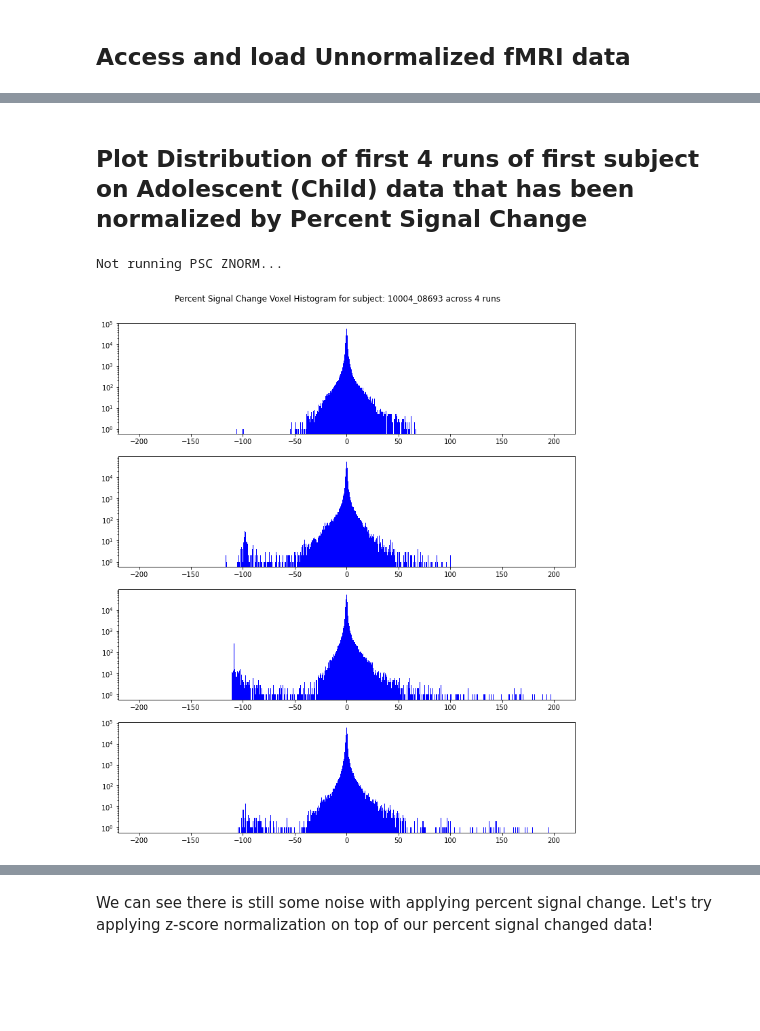
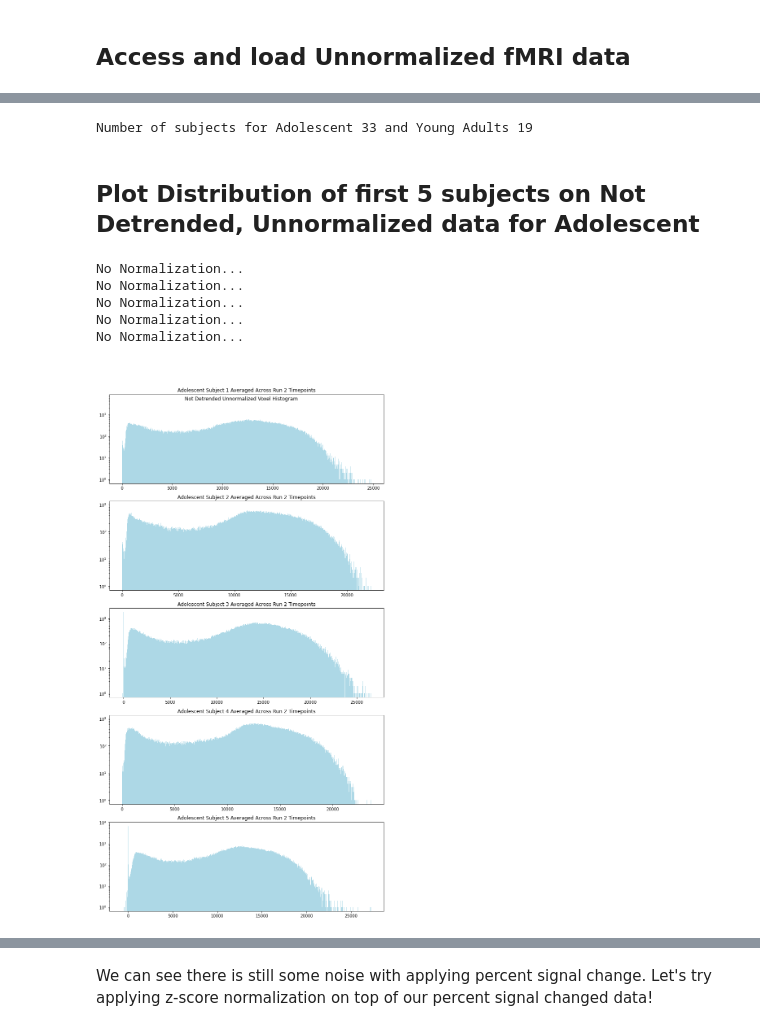
Before and after one commit to staceybeck/teambrainiac, a Jupyter notebook: source/group_svm/Explore_data.ipynb, the cells around one changed output, grey strips where cells are left out. Drawn from its saved outputs; the diff is of its cells as text; code cells hidden in the pictures; blank space fills up the shorter version.

```diff
--- a/source/group_svm/Explore_data.ipynb
+++ b/source/group_svm/Explore_data.ipynb
@@ -102,9 +49,0 @@ Number of subjects for child and teens 33 19
-# %%
-n_sub = 5
-run = 1
-num_bins = 1000
-sub_ids = child
-data_norm = "Unnormalized" # PSC_ZNORM, Z-Normalized, Unnormalized, Percent Signal Change
-
-
-plot_dist_across_subjects(data, run, num_bins, sub_ids, data_norm, n_sub)
@@ -174,7 +50,12 @@ sample 5 subject set size:  (5, 237979)
-# %% [markdown]
-## Plot Distribution of first 4 runs of first subject on Adolescent (Child) data that has been normalized by Percent Signal Change
-# %%
-plot_dist_first_subject(data, num_bins, data_norm)
-# %% [output]
-Not running PSC ZNORM...
-[figure, removed]
+# %%
+#open path dictionary file to get subject ids
+path = "data/data_path_dictionary.pkl"
+data_path_dict = open_pickle(path)
+subject_ids = data_path_dict['subject_ID']
+
+# Split dataset into young children and older children/young adults
+AD = subject_ids[:33]
+YA = subject_ids[33:]
+print(f"Number of subjects for Adolescent {len(AD)} and Young Adults {len(YA)}")
+# %% [output]
+Number of subjects for Adolescent 33 and Young Adults 19
@@ -180,0 +260,21 @@ Not running PSC ZNORM...
+# %% [markdown]
+## Plot Distribution of first 5 subjects on Not Detrended, Unnormalized data for Adolescent
+# %%
+n_sub = 5
+runs = 1
+num_bins = 1000
+plot_img = True
+sub_ids = AD
+detrend = False
+norm = "Unnormalized" # Z-score, Percent Signal Change
+data_type = "Adolescent"
+
+
+plot_dist_across_subjects(data, runs, num_bins, sub_ids, norm, n_sub, data_type, detrend, plot_img)
+# %% [output]
+No Normalization...
+No Normalization...
+No Normalization...
+No Normalization...
+No Normalization...
+[figure, added]
```
Also changed, not shown: parts of 51 cells of this notebook.
